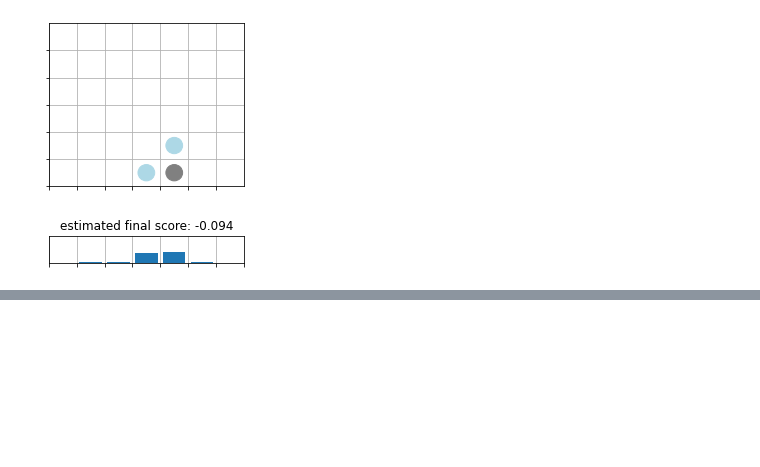
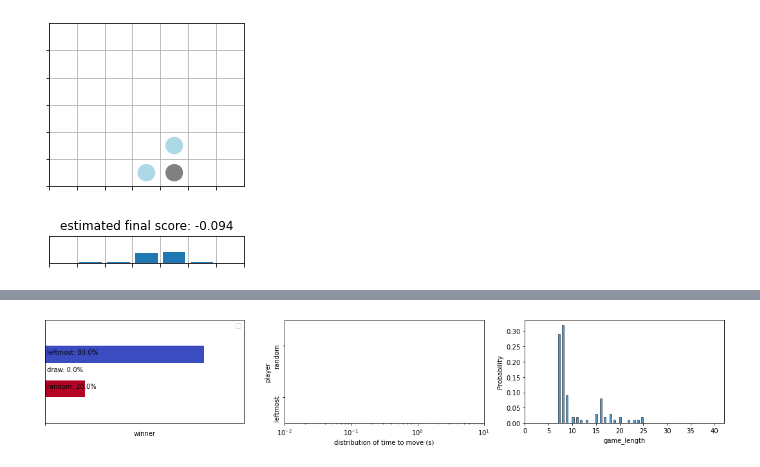
Before and after one commit to spayot/connectfour, a Jupyter notebook: notebooks/test_game.ipynb, the cells around one changed output, grey strips where cells are left out. Saved outputs shown, nothing was run; the diff lists cells and outputs as text; code cells hidden in the pictures; blank space fills up the shorter version.

```diff
--- a/notebooks/test_game.ipynb
+++ b/notebooks/test_game.ipynb
@@ -679,0 +688,6 @@ c4.render.render_policy(policy, title=f"estimated final score: {value:.3f}")
+# %%
+# simulate a few games
+compete_and_plot(strat1=c4.strategies.RandomStrategy(),
+                 strat2=c4.strategies.LeftMostStrategy(), log=False)
+# %% [output]
+[figure, added]
```
Also changed, not shown: parts of 1 cell of this notebook, 1 other file.
